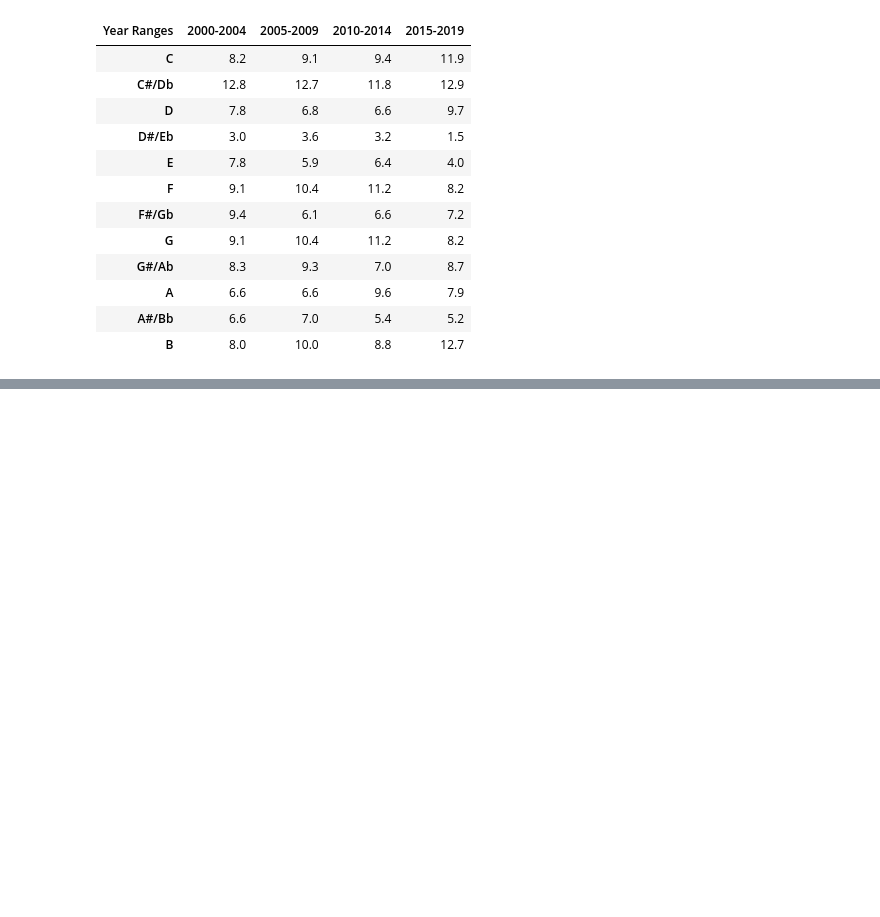
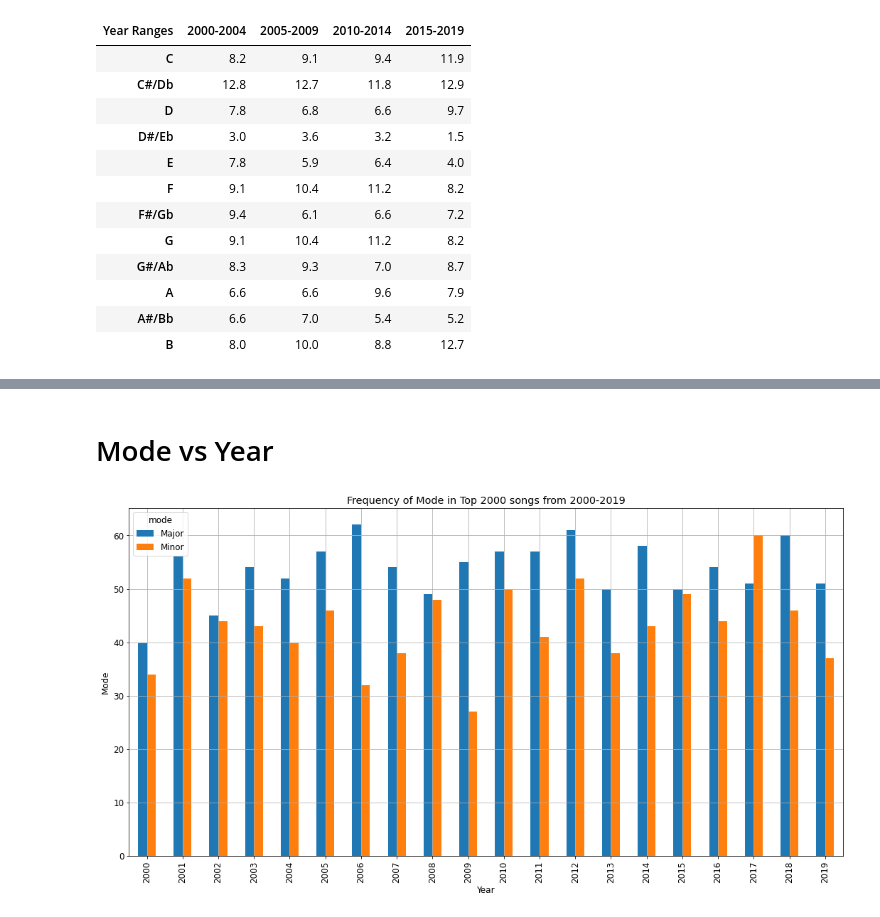
Before and after one commit to Dr0d1536/Project_1, a Jupyter notebook: spotify.ipynb, the cells around one changed output, grey strips where cells are left out. Cells and saved outputs as stored; diff of their text form; code cells hidden in the pictures; blank space fills up the shorter version.

```diff
--- a/spotify.ipynb
+++ b/spotify.ipynb
@@ -1193,0 +1300,15 @@ plt.show()
+# %% [markdown]
+# Mode vs Year
+# %%
+#Rename Mode Values to "Major" and "Minor"
+key_mode_df['mode'] = key_mode_df['mode'].map({0: "Minor", 1: "Major"})
+# %%
+key_mode_df.groupby(['year', 'mode']).size().unstack().plot(kind='bar', stacked=False,figsize=(18,9), grid =True)
+plt.title("Frequency of Mode in Top 2000 songs from 2000-2019")
+plt.xlabel("Year")
+plt.ylabel("Mode")
+
+plt.savefig('Mode_Year.png')
+plt.show()
+# %% [output]
+[figure, added]
```
Also changed, not shown: parts of 19 cells of this notebook, 13 other files.
